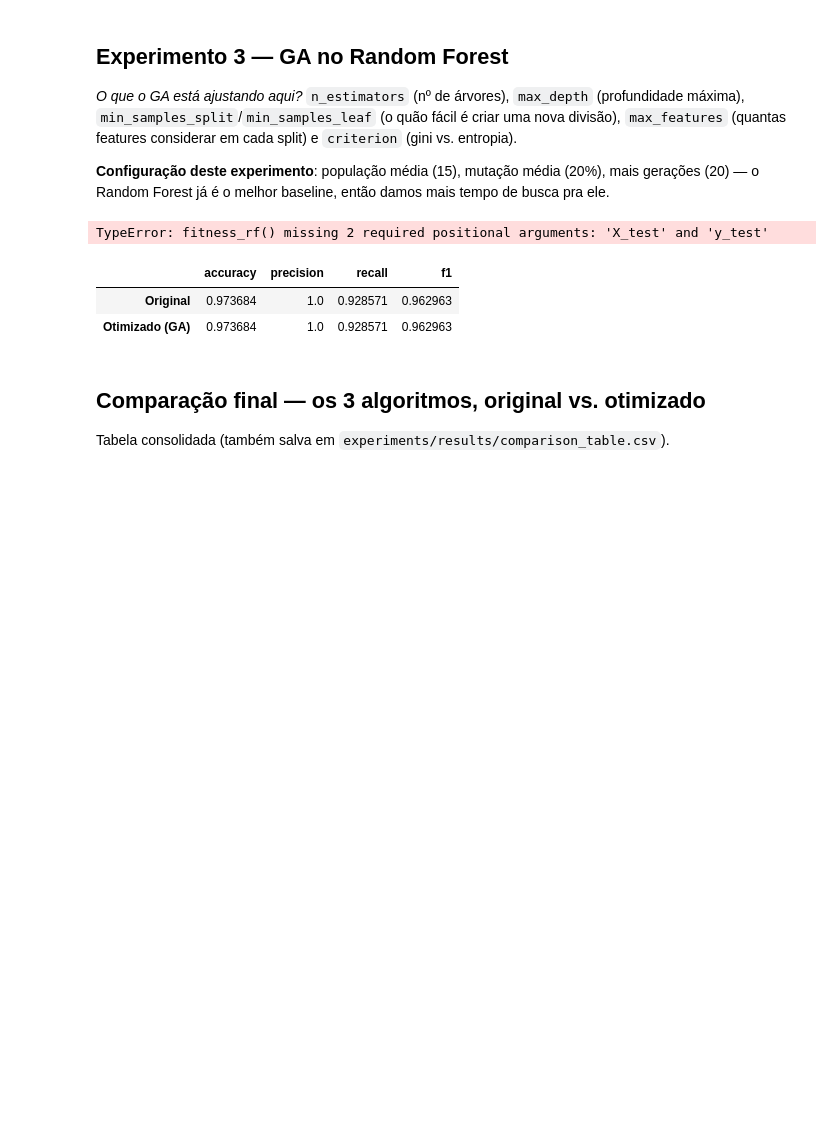
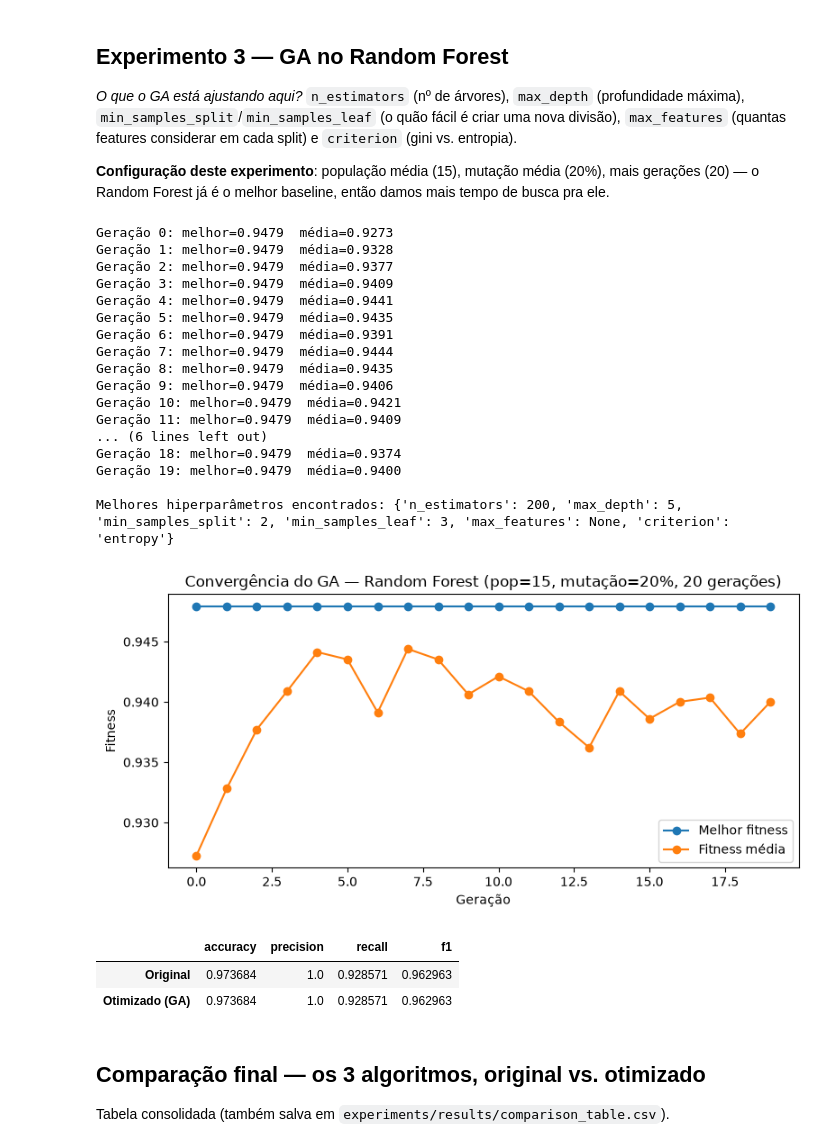
Before and after one commit to SamirGoes/tech-challenge-fiap-fase2, a Jupyter notebook: notebooks/GA_HyperparametersOptimization.ipynb, the cells around one changed output. Drawn from its saved outputs; the diff is of its cells as text; code cells hidden in the pictures; blank space fills up the shorter version.

```diff
--- a/notebooks/GA_HyperparametersOptimization.ipynb
+++ b/notebooks/GA_HyperparametersOptimization.ipynb
@@ -230,41 +228,45 @@ pd.DataFrame([metricas_log_original, metricas_log_otimizado], index=["Original",
 # %%
 random.seed(42)
 
 POP_3, GERACOES_3, MUTACAO_3 = 20, 20, 0.2
 
-populacao = [ga_utils.criar_individuo_rf() for _ in range(POP_3)]
-historico_rf = []
-
-for geracao in range(GERACOES_3):
-    fitnesses = [ga_utils.fitness_rf(ind, X_train, y_train, X_test, y_test) for ind in populacao]
-    historico_rf.append({"geracao": geracao, "melhor": max(fitnesses), "media": float(np.mean(fitnesses))})
-    print(f"Geração {geracao}: melhor={max(fitnesses):.4f}  média={np.mean(fitnesses):.4f}")
-
-    ranking = sorted(range(len(populacao)), key=lambda i: fitnesses[i], reverse=True)
-    nova_populacao = [dict(populacao[i]) for i in ranking[:2]]
-    while len(nova_populacao) < POP_3:
-        pai1 = ga_utils.selecao_torneio(populacao, fitnesses)
-        pai2 = ga_utils.selecao_torneio(populacao, fitnesses)
-        filho1, filho2 = ga_utils.crossover(pai1, pai2)
-        nova_populacao.append(ga_utils.mutar_rf(filho1, MUTACAO_3))
-        if len(nova_populacao) < POP_3:
-            nova_populacao.append(ga_utils.mutar_rf(filho2, MUTACAO_3))
-    populacao = nova_populacao
+populacao_inicial = [ga_utils.criar_individuo_rf() for _ in range(POP_3)]
+populacao, historico_rf, fitnesses = do_GA(
+    populacao_inicial, GERACOES_3, MUTACAO_3,
+    ga_utils.fitness_rf, ga_utils.mutar_rf,
+)
 
 melhor_rf = populacao[int(np.argmax(fitnesses))]
 print("\nMelhores hiperparâmetros encontrados:", melhor_rf)
 
 pd.DataFrame(historico_rf).to_csv(RESULTADOS_DIR / "fitness_history_random_forest.csv", index=False)
 with open(RESULTADOS_DIR / "best_hyperparams_random_forest.json", "w") as f:
     json.dump({"algoritmo": "random_forest", "melhor_individuo": melhor_rf}, f, indent=2, default=str)
 
 plt.figure(figsize=(8, 4))
 plt.plot([h["geracao"] for h in historico_rf], [h["melhor"] for h in historico_rf], label="Melhor fitness", marker="o")
 plt.plot([h["geracao"] for h in historico_rf], [h["media"] for h in historico_rf], label="Fitness média", marker="o")
 plt.xlabel("Geração"); plt.ylabel("Fitness"); plt.title("Convergência do GA — Random Forest (pop=15, mutação=20%, 20 gerações)")
 plt.legend(); plt.tight_layout(); plt.show()
 # %% [output]
-TypeError: fitness_rf() missing 2 required positional arguments: 'X_test' and 'y_test'
+Geração 0: melhor=0.9479  média=0.9273
+Geração 1: melhor=0.9479  média=0.9328
+Geração 2: melhor=0.9479  média=0.9377
+Geração 3: melhor=0.9479  média=0.9409
+Geração 4: melhor=0.9479  média=0.9441
+Geração 5: melhor=0.9479  média=0.9435
+Geração 6: melhor=0.9479  média=0.9391
+Geração 7: melhor=0.9479  média=0.9444
+Geração 8: melhor=0.9479  média=0.9435
+Geração 9: melhor=0.9479  média=0.9406
+Geração 10: melhor=0.9479  média=0.9421
+Geração 11: melhor=0.9479  média=0.9409
+... (6 lines left out)
+Geração 18: melhor=0.9479  média=0.9374
+Geração 19: melhor=0.9479  média=0.9400
+
+Melhores hiperparâmetros encontrados: {'n_estimators': 200, 'max_depth': 5, 'min_samples_split': 2, 'min_samples_leaf': 3, 'max_features': None, 'criterion': 'entropy'}
+[figure, added]
 # %%
 modelo_rf_original = ga_utils.construir_rf(ga_utils.RF_BASELINE)
 modelo_rf_original.fit(X_train, y_train)
```
Also changed, not shown: parts of 4 cells of this notebook, 2 other files.
